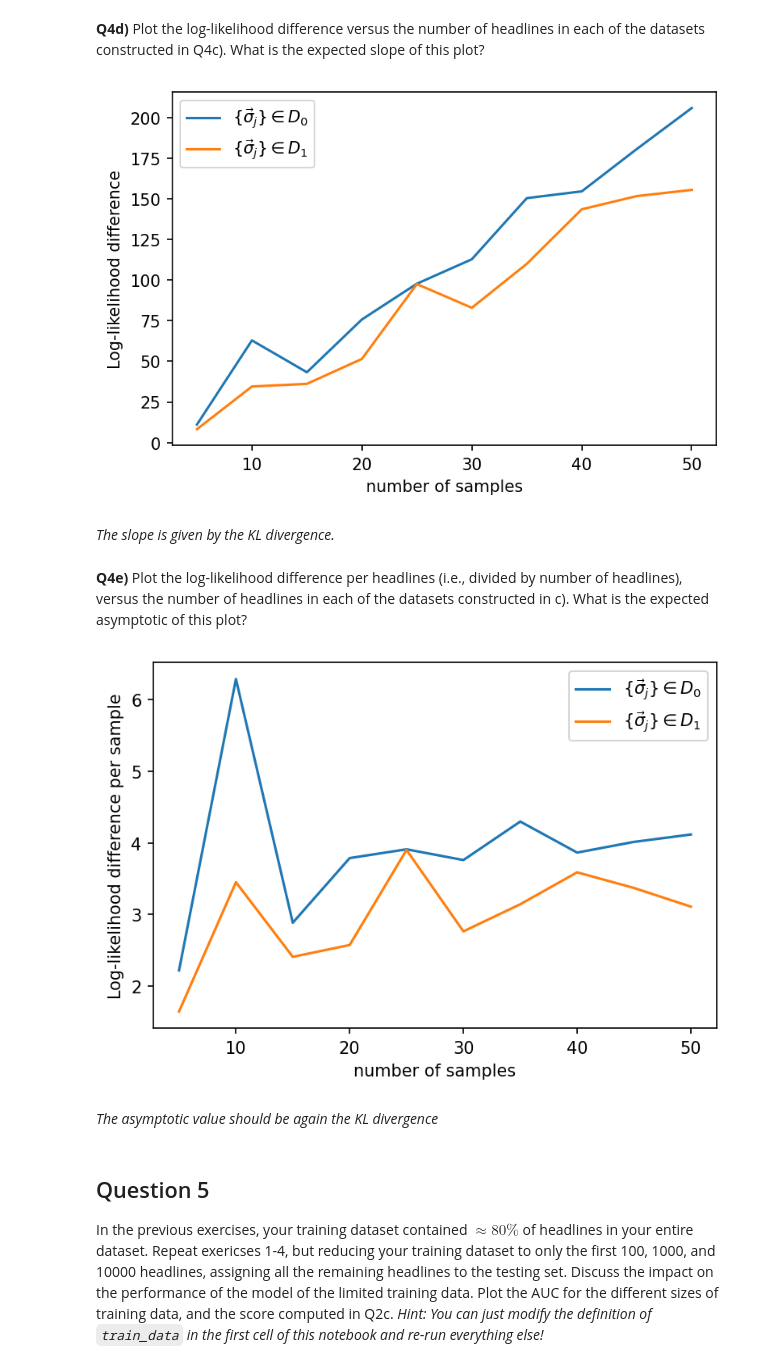
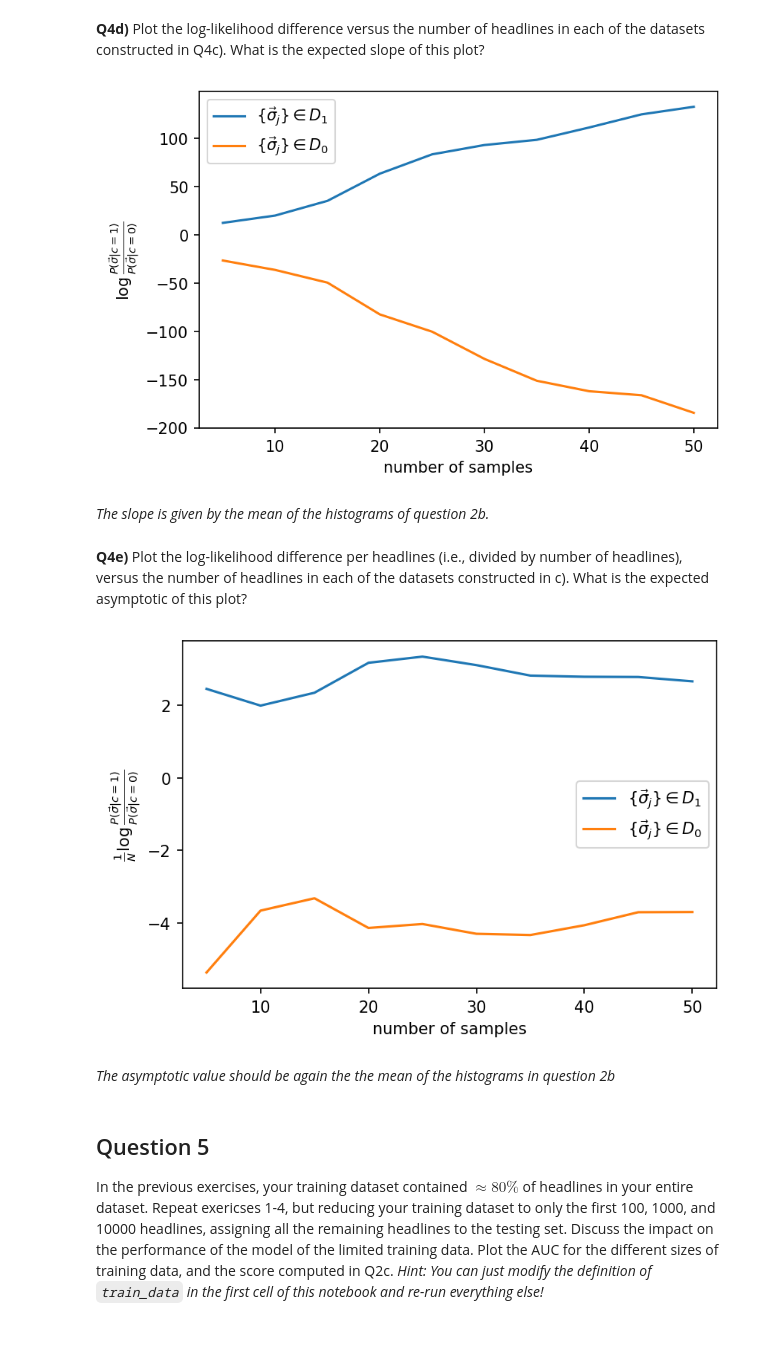
Before and after one commit to aGiorlandino/CompPhysICFP-ENS, a Jupyter notebook: Homeworks/HW3.ipynb, the cells around one changed output. Saved outputs shown, nothing was run; the diff lists cells and outputs as text; code cells hidden in the pictures; blank space fills up the shorter version.

```diff
--- a/Homeworks/HW3.ipynb
+++ b/Homeworks/HW3.ipynb
@@ -448,10 +448,8 @@ log_likelihood_1_true_1=[]
 
 
 for size in sizes:
-    idx0 = np.random.choice(np.arange(len(test_D_0)), size=size, replace=False)
-    idx1 = np.random.choice(np.arange(len(test_D_1)), size=size, replace=False)
-    D_0 = test_D_0[idx0,:]
-    D_1 = test_D_1[idx1,:]
+    D_0 = test_D_0[:size]
+    D_1 = test_D_1[:size]
 
     temp_0_true_0=0
     temp_0_true_1=0
@@ -475,16 +473,16 @@ log_likelihood_1_true_1=np.array(log_likelihood_1_true_1)
 **Q4d)** Plot the log-likelihood difference versus the number of headlines in each of the datasets constructed in Q4c). What is the expected slope of this plot?
 # %%
 plt.figure(dpi=150)
-plt.plot(sizes, (log_likelihood_0_true_0-log_likelihood_1_true_0), label="$ \{ \\vec{\sigma}_j \} \in D_0$")
 plt.plot(sizes, (log_likelihood_1_true_1-log_likelihood_0_true_1), label="$\{ \\vec{\sigma}_j\} \in D_1$")
+plt.plot(sizes, (log_likelihood_1_true_0-log_likelihood_0_true_0), label="$ \{ \\vec{\sigma}_j \} \in D_0$")
 plt.xlabel("number of samples")
-plt.ylabel("Log-likelihood difference")
+plt.ylabel("$\log\\frac{P(\\vec{\sigma}|c=1)}{P(\\vec{\sigma}|c=0)}$")
 plt.legend()
 plt.show()
 # %% [output]
-[figure, old version]
+[figure, new version]
 # %% [markdown]
-*The slope is given by the KL divergence.*
+*The slope is given by the mean of the histograms of question 2b.*
 # %% [markdown]
 
 
@@ -492,16 +490,16 @@ plt.show()
 # %%
 sizes=np.reshape(sizes, (10,1))
 plt.figure(dpi=150)
-plt.plot(sizes, (log_likelihood_0_true_0-log_likelihood_1_true_0)/sizes, label="$ \{ \\vec{\sigma}_j \} \in D_0$")
 plt.plot(sizes, (log_likelihood_1_true_1-log_likelihood_0_true_1)/sizes, label="$\{ \\vec{\sigma}_j\} \in D_1$")
+plt.plot(sizes, (log_likelihood_1_true_0-log_likelihood_0_true_0)/sizes, label="$ \{ \\vec{\sigma}_j \} \in D_0$")
 plt.xlabel("number of samples")
-plt.ylabel("Log-likelihood difference per sample")
+plt.ylabel("$\\frac{1}{N}\log\\frac{P(\\vec{\sigma}|c=1)}{P(\\vec{\sigma}|c=0)}$")
 plt.legend()
 plt.show()
 # %% [output]
-[figure, old version]
+[figure, new version]
 # %% [markdown]
-*The asymptotic value should be again the KL divergence*
+*The asymptotic value should be again the the mean of the histograms in question 2b*
 # %% [markdown]
 ## Question 5
 
```
Also changed, not shown: parts of 6 cells of this notebook, 3 other files.
